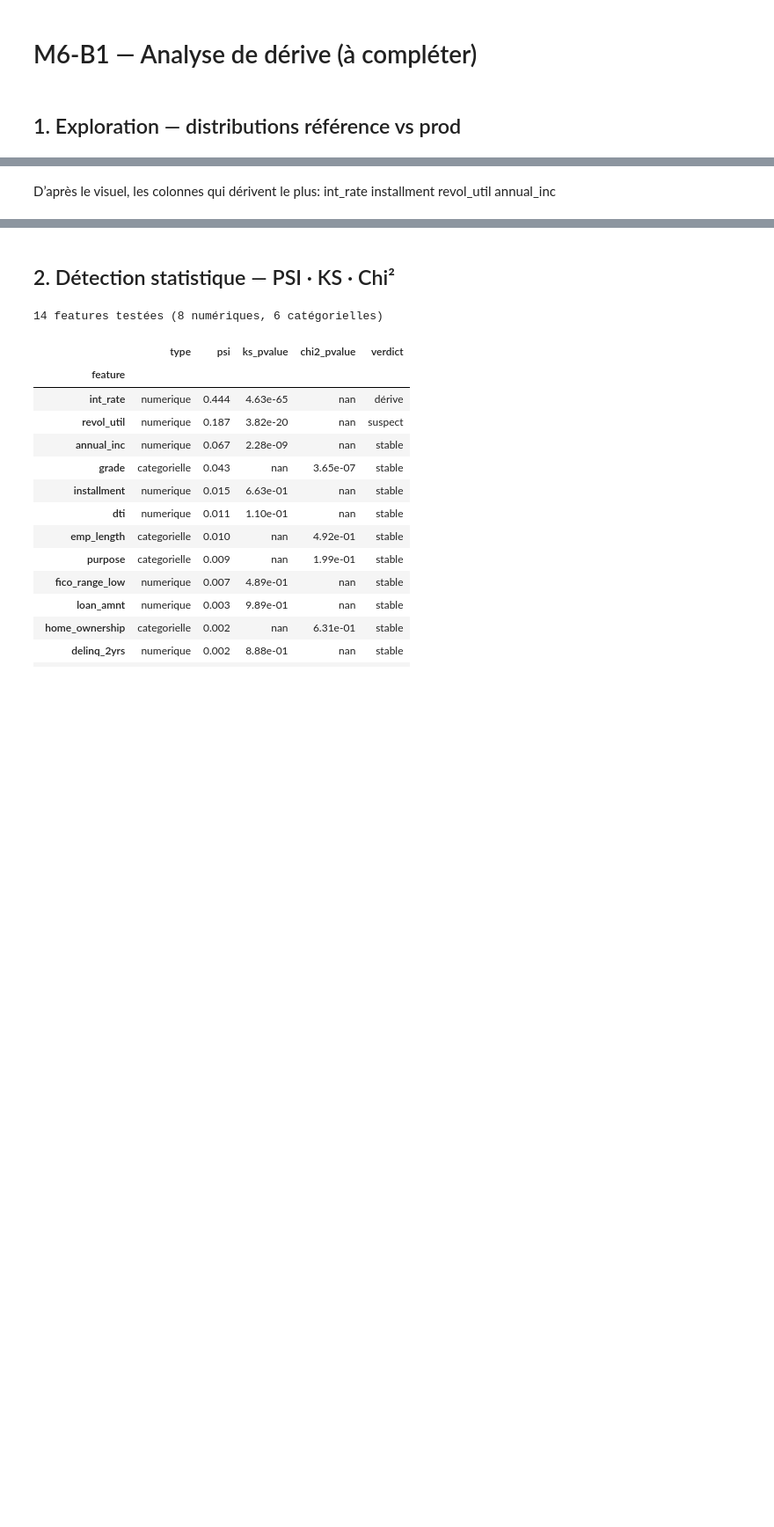
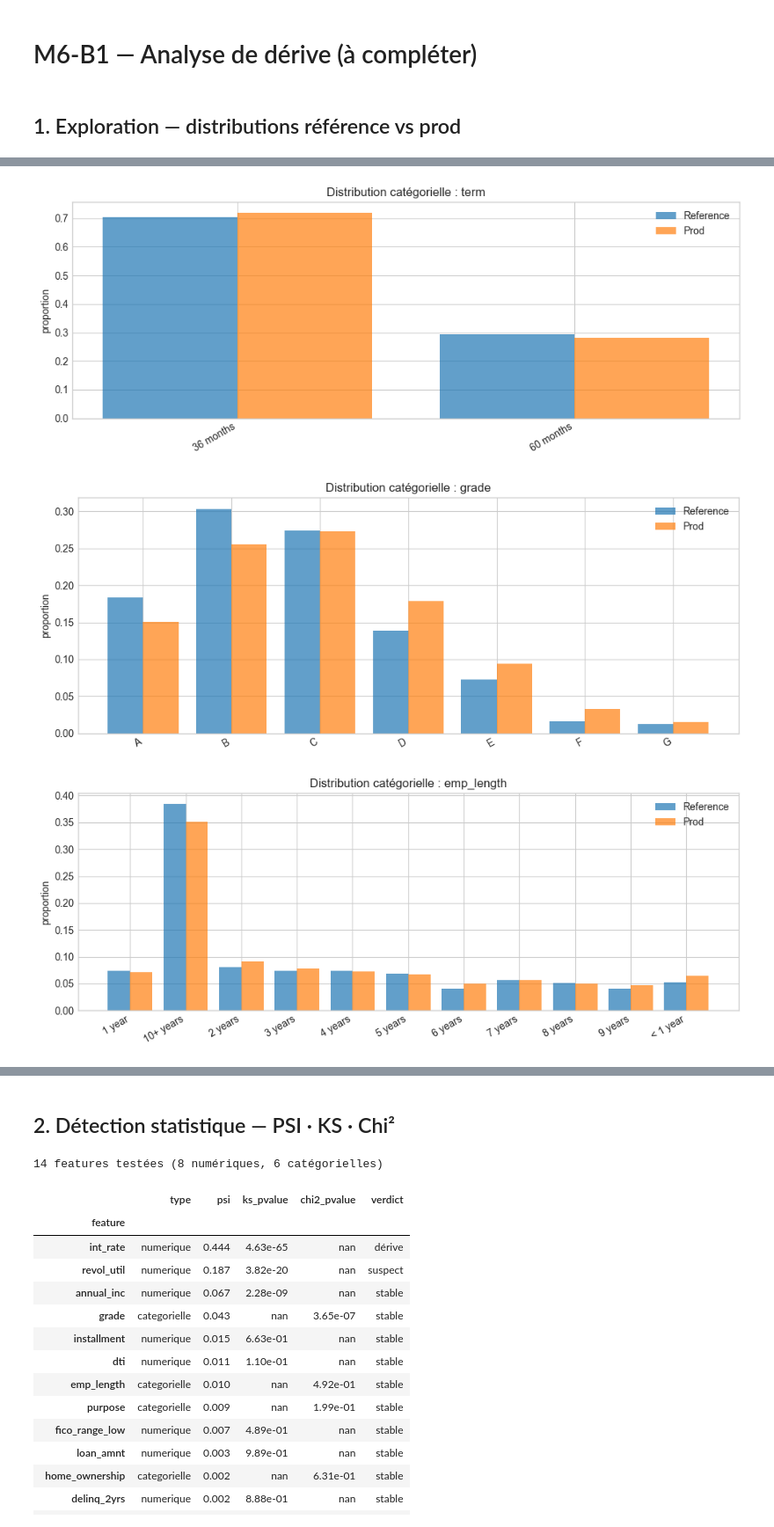
Before and after one commit to A949196/m6-b1-joelle-tom, a Jupyter notebook: notebooks/M6-B1_tom-joelle.ipynb, the cells around one changed output, grey strips where cells are left out. Shown at 88% size. Drawn from its saved outputs; the diff is of its cells as text; code cells hidden in the pictures; blank space fills up the shorter version.

```diff
--- a/notebooks/M6-B1_tom-joelle.ipynb
+++ b/notebooks/M6-B1_tom-joelle.ipynb
@@ -92,6 +80,25 @@ Features catégorielles (6): ['term', 'grade', 'emp_length', 'home_ownership', '
-# %% [markdown]
-D’après le visuel, les colonnes qui dérivent le plus:
-int_rate
-installment
-revol_util
-annual_inc
+# %%
+# --- 2) Comparaison des variables catégorielles ---
+for col in categorical_cols:
+    ref_counts = ref[col].dropna().astype(str).value_counts(normalize=True)
+    prod_counts = prod[col].dropna().astype(str).value_counts(normalize=True)
+    categories = sorted(set(ref_counts.index) | set(prod_counts.index), key=lambda x: str(x))
+
+    ref_prop = ref_counts.reindex(categories, fill_value=0)
+    prod_prop = prod_counts.reindex(categories, fill_value=0)
+
+    x = np.arange(len(categories))
+    fig, ax = plt.subplots(figsize=(10, 4))
+    ax.bar(x - 0.2, ref_prop.values, width=0.4, alpha=0.7, label="Reference")
+    ax.bar(x + 0.2, prod_prop.values, width=0.4, alpha=0.7, label="Prod")
+    ax.set_xticks(x)
+    ax.set_xticklabels(categories, rotation=30, ha="right")
+    ax.set_ylabel("proportion")
+    ax.set_title(f"Distribution catégorielle : {col}")
+    ax.legend()
+    plt.tight_layout()
+    plt.show()
+# %% [output]
+[figure, added]
+[figure, added]
+[figure, added]
```
Also changed, not shown: parts of 3 cells of this notebook.
